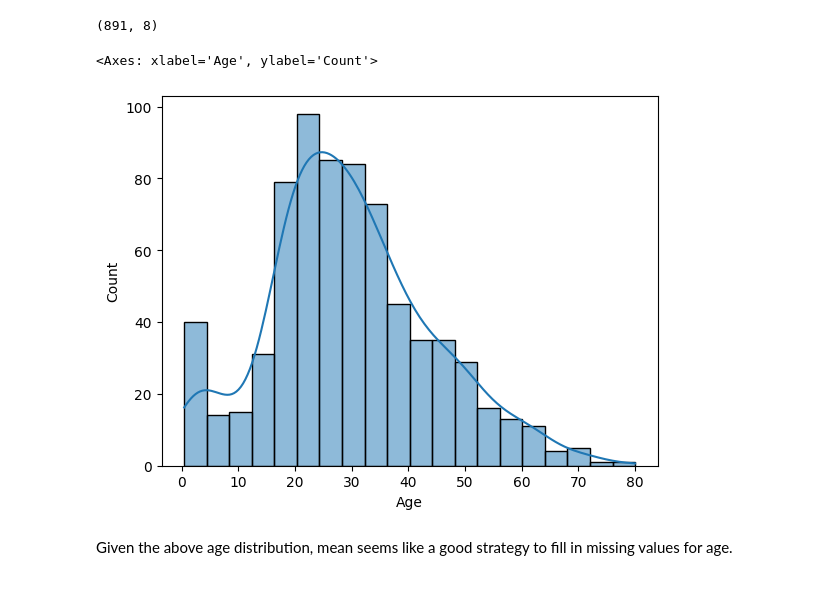
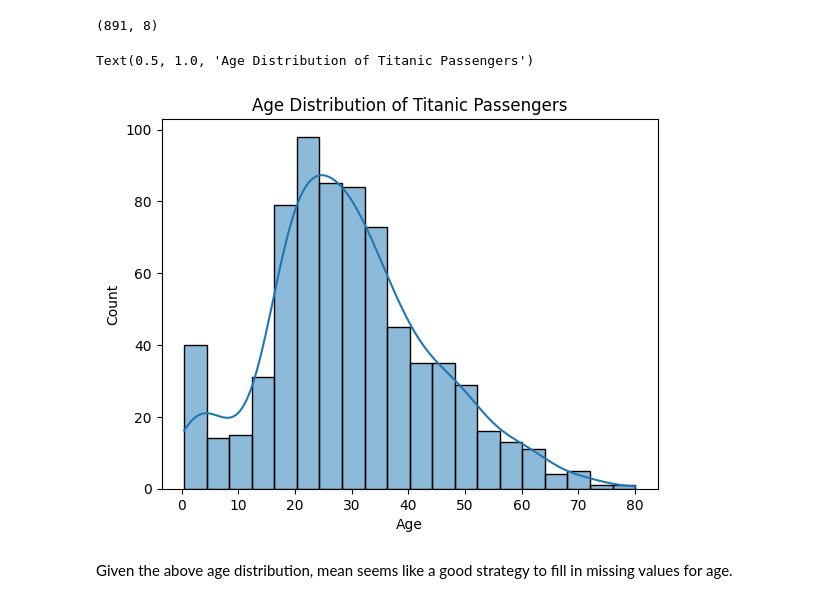
Before and after one commit to Kashiwaba23/titanic_machine_learning, a Jupyter notebook: modeling.ipynb, the cells around one changed output. Drawn from its saved outputs; the diff is of its cells as text; code cells hidden in the pictures.

```diff
--- a/modeling.ipynb
+++ b/modeling.ipynb
@@ -77,9 +77,10 @@ train_df.shape
 (891, 8)
 # %%
 sns.histplot(train_df['Age'], kde=True)
+plt.title('Age Distribution of Titanic Passengers')
 # %% [output]
-<Axes: xlabel='Age', ylabel='Count'>
+Text(0.5, 1.0, 'Age Distribution of Titanic Passengers')
-[figure, old version]
+[figure, new version]
 # %% [markdown]
 Given the above age distribution, mean seems like a good strategy to fill in missing values for age.
 # %%
```
Also changed, not shown: parts of 63 cells of this notebook, 1 other file.
